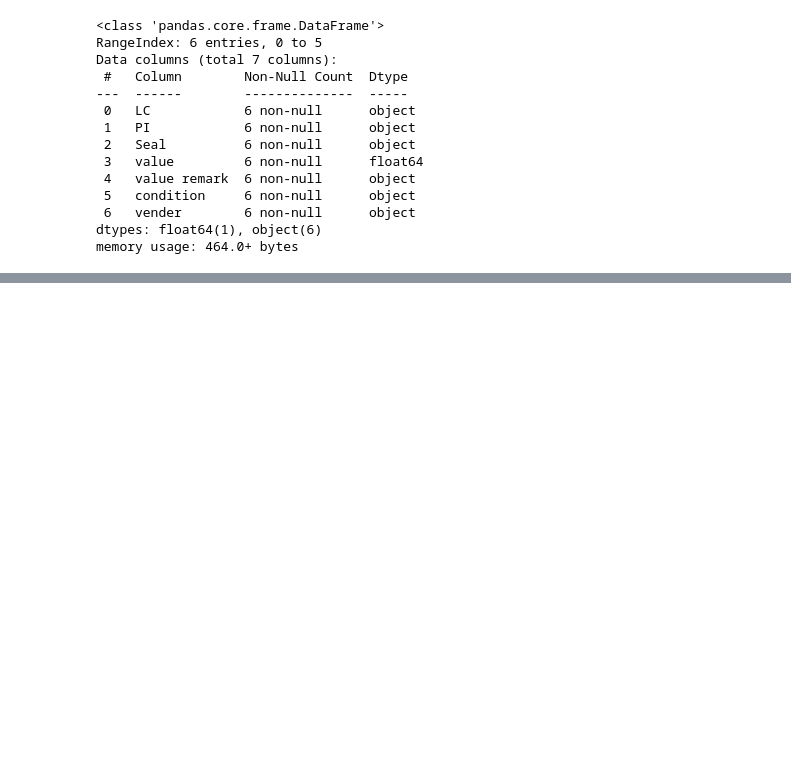
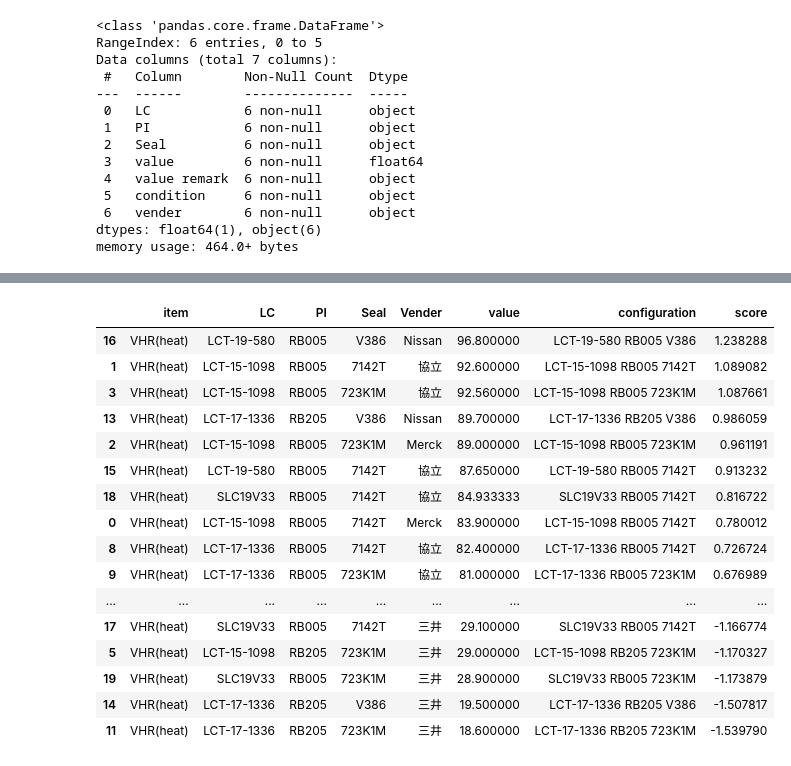
Before and after one commit to dimsplendid/td_toolkits_reconstruc, a Jupyter notebook: Notebook Quick Test.ipynb, the cells around one changed output, grey strips where cells are left out. Saved outputs shown, nothing was run; the diff lists cells and outputs as text; code cells hidden in the pictures; blank space fills up the shorter version.

Commit message:
add ra score

```diff
--- a/Notebook Quick Test.ipynb
+++ b/Notebook Quick Test.ipynb
@@ -91,0 +94,8 @@ valid.venders.all()
+# %%
+query = {
+    'LC': 'ALL',
+    'PI': 'ALL',
+    'Seal': 'ALL',
+}
+
+vhr_df, vhr_mean_df = filterQuery(query, VHR)
@@ -91,0 +146,21 @@ valid.venders.all()
+# %%
+vhr_mean_df.insert(0, 'item', VHR.name)
+vhr_mean_df
+# %% [output]
+|  | item | LC | PI | Seal | Vender | value | configuration | score |
+| 16 | VHR(heat) | LCT-19-580 | RB005 | V386 | Nissan | 96.800000 | LCT-19-580 RB005 V386 | 1.238288 |
+| 1 | VHR(heat) | LCT-15-1098 | RB005 | 7142T | 協立 | 92.600000 | LCT-15-1098 RB005 7142T | 1.089082 |
+| 3 | VHR(heat) | LCT-15-1098 | RB005 | 723K1M | 協立 | 92.560000 | LCT-15-1098 RB005 723K1M | 1.087661 |
+| 13 | VHR(heat) | LCT-17-1336 | RB205 | V386 | Nissan | 89.700000 | LCT-17-1336 RB205 V386 | 0.986059 |
+| 2 | VHR(heat) | LCT-15-1098 | RB005 | 723K1M | Merck | 89.000000 | LCT-15-1098 RB005 723K1M | 0.961191 |
+| 15 | VHR(heat) | LCT-19-580 | RB005 | 7142T | 協立 | 87.650000 | LCT-19-580 RB005 7142T | 0.913232 |
+| 18 | VHR(heat) | SLC19V33 | RB005 | 7142T | 協立 | 84.933333 | SLC19V33 RB005 7142T | 0.816722 |
+| 0 | VHR(heat) | LCT-15-1098 | RB005 | 7142T | Merck | 83.900000 | LCT-15-1098 RB005 7142T | 0.780012 |
+| 8 | VHR(heat) | LCT-17-1336 | RB005 | 7142T | 協立 | 82.400000 | LCT-17-1336 RB005 7142T | 0.726724 |
+| 9 | VHR(heat) | LCT-17-1336 | RB005 | 723K1M | 協立 | 81.000000 | LCT-17-1336 RB005 723K1M | 0.676989 |
+| ... | ... | ... | ... | ... | ... | ... | ... | ... |
+| 17 | VHR(heat) | SLC19V33 | RB005 | 7142T | 三井 | 29.100000 | SLC19V33 RB005 7142T | -1.166774 |
+| 5 | VHR(heat) | LCT-15-1098 | RB205 | 723K1M | 三井 | 29.000000 | LCT-15-1098 RB205 723K1M | -1.170327 |
+| 19 | VHR(heat) | SLC19V33 | RB005 | 723K1M | 三井 | 28.900000 | SLC19V33 RB005 723K1M | -1.173879 |
+| 14 | VHR(heat) | LCT-17-1336 | RB205 | V386 | 三井 | 19.500000 | LCT-17-1336 RB205 V386 | -1.507817 |
+| 11 | VHR(heat) | LCT-17-1336 | RB205 | 723K1M | 三井 | 18.600000 | LCT-17-1336 RB205 723K1M | -1.539790 |
```
Also changed, not shown: parts of 6 cells of this notebook, 3 other files.
